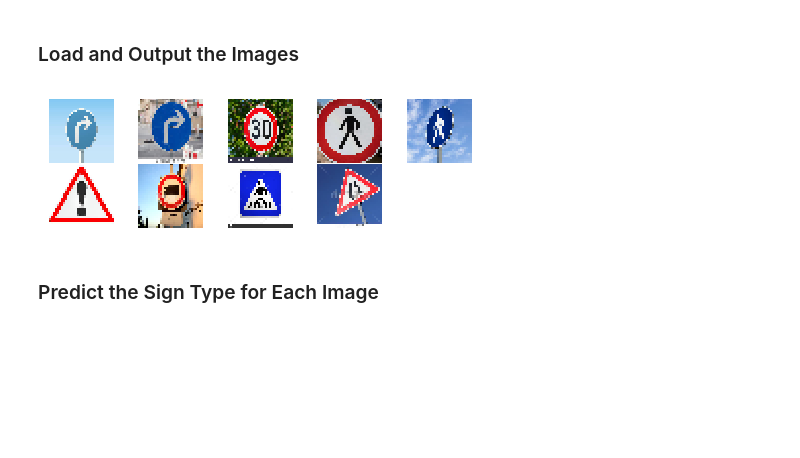
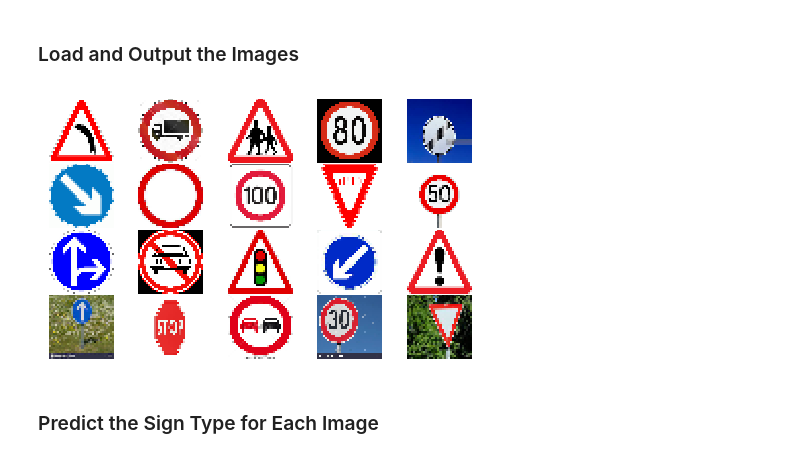
Before and after one commit to MUZUIXIAOHAI/Udacity-P2, a Jupyter notebook: Traffic_Sign_Classifier.ipynb, the cells around one changed output. Saved outputs shown, nothing was run; the diff lists cells and outputs as text; code cells hidden in the pictures; blank space fills up the shorter version.

```diff
--- a/Traffic_Sign_Classifier.ipynb
+++ b/Traffic_Sign_Classifier.ipynb
@@ -347,7 +419,7 @@ def LeNet(x):
     #Pooling.Input = 28*28*32. Output = 14*14*32
     conv1 = tf.nn.max_pool(conv1, ksize=[1,2,2,1], strides=[1,2,2,1], padding = 'VALID')
     #dropout
-    conv1 = tf.nn.dropout(conv1, keep_prob)
+#     conv1 = tf.nn.dropout(conv1, keep_prob)
 
     #layer2:Convolutional.Input = 14*14*32. Output = 10*10*64
     conv2_W = tf.Variable(tf.truncated_normal(shape=(5,5,32,64),mean = mu, stddev = sigma))
@@ -370,7 +442,7 @@ def LeNet(x):
     #Activation
     fc1 = tf.nn.relu(fc1)
     #dropout
-    fc1 = tf.nn.dropout(fc1, keep_prob)
+#     fc1 = tf.nn.dropout(fc1, keep_prob)
 
     #layer4:Fully Connected.Input = 120.Output = 43
     fc2_W = tf.Variable(tf.truncated_normal(shape=(800,400),mean = mu, stddev = sigma))
@@ -621,5 +696,5 @@ def optimize(num_iterations):
 # %%
-with tf.Session() as sess:
-    sess.run(tf.global_variables_initializer())
+# with tf.Session() as sess:
+#     sess.run(tf.global_variables_initializer())
 
-    optimize(15000)
+#     optimize(10000)
@@ -644,7 +701,7 @@ training...
 # %%
-with tf.Session() as sess:
-    saver1.restore(sess=sess, save_path='./model_best_batch')
+# with tf.Session() as sess:
+#     saver1.restore(sess=sess, save_path='./model_best_batch')
 
-    acc_test = sess.run(accuracy_operation, feed_dict = feed_dict_test)
-    msg = " Test acc.: {0:>6.1%} "
-    print(msg.format(acc_test))
+#     acc_test = sess.run(accuracy_operation, feed_dict = feed_dict_test)
+#     msg = " Test acc.: {0:>6.1%} "
+#     print(msg.format(acc_test))
@@ -700,28 +782,43 @@ def process_newimage_file(name):
 # %%
 ### Load the images and plot them here.
 ### Feel free to use as many code cells as needed.
-newdata = [process_newimage_file("./Test_download_images/"+name) for name in os.listdir("./Test_download_images/")]
-newdata = np.array(newdata, dtype = np.float32)
+
+def load_newimages(floder_name):
+    newdata = []
+    for name in os.listdir(floder_name):
+        file_name_front1 = os.path.splitext(name)
+        if file_name_front1[1] == "":
+            pass
+#             print("error!!!")
+        else:
+            newdata.append(process_newimage_file(floder_name+name))
+    return newdata
+
+newdata1 = load_newimages("./Test_download_images/")
+newdata1 = np.array(newdata1, dtype = np.float32)
+
+# newdata = [process_newimage_file("./Test_download_images/"+name) for name in os.listdir("./Test_download_images/")]
+# newdata = np.array(newdata, dtype = np.float32)
 # %%
 def plot_newImage(n_row,n_col,image_data):
     plt.figure(figsize = (8, 6))
     gs1 = gridspec.GridSpec(n_row,n_row)
     gs1.update(wspace = 0.01, hspace = 0.02)
 
     for i in range(len(image_data)):
         ax1 = plt.subplot(gs1[i])
         plt.axis('on')
         ax1.set_xticklabels([])
         ax1.set_yticklabels([])
         ax1.set_aspect('equal')
 
         ind_plot = i
         plt.imshow(image_data[ind_plot])
         plt.axis('off')
     plt.show()
 
-plot_newImage(5, 5, newdata + 0.5)
+plot_newImage(5, 5, newdata1 + 0.5)
 # %% [output]
-[figure, old version]
+[figure, new version]
 # %% [markdown]
 ### Predict the Sign Type for Each Image
```
Also changed, not shown: parts of 31 cells of this notebook.
